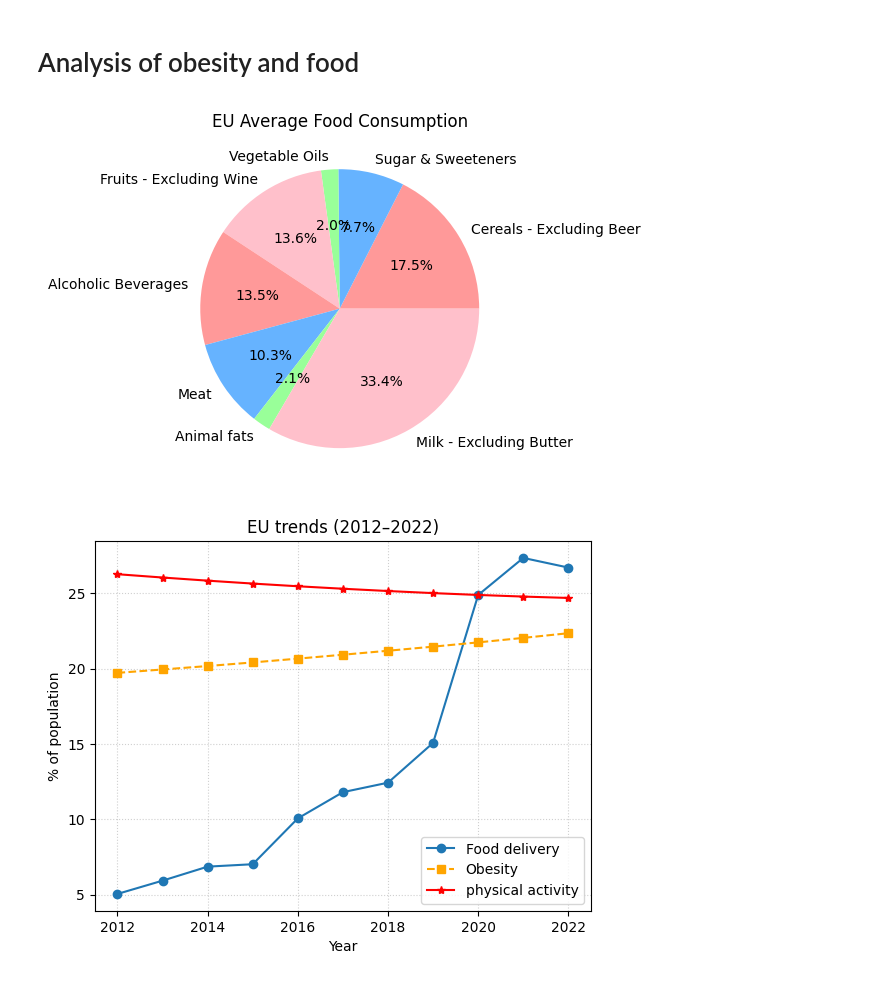
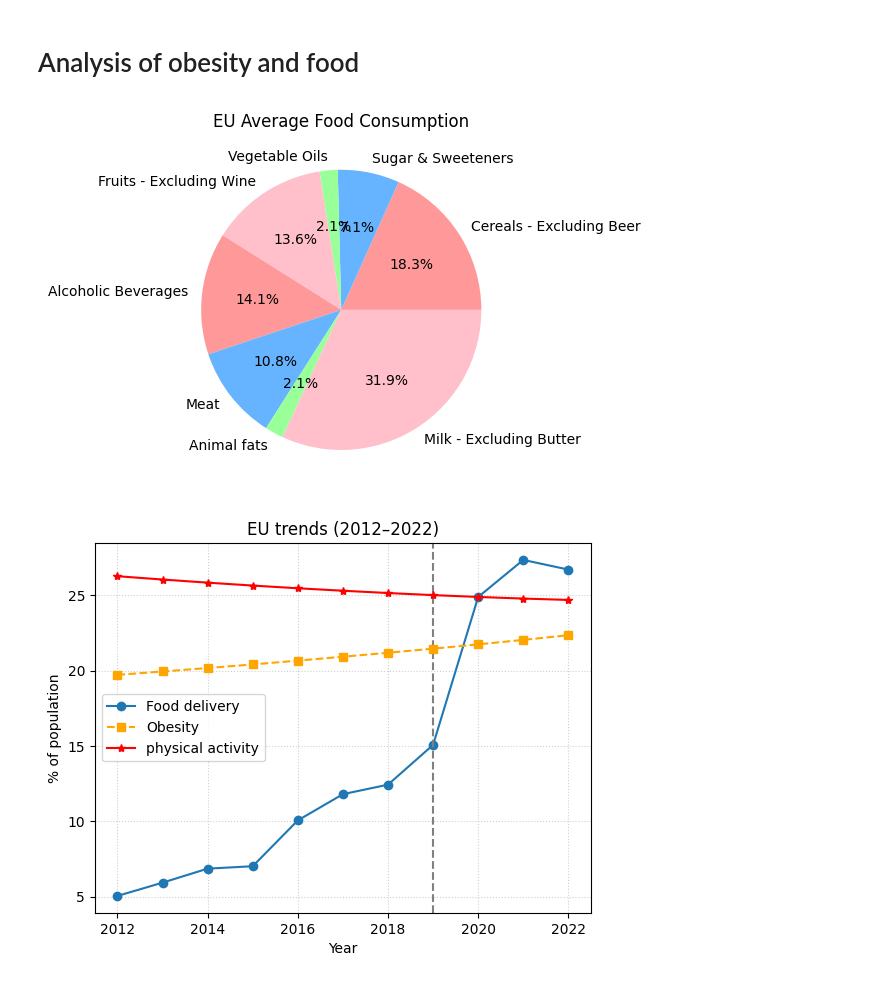
Before and after one commit to Danialmohebbi/EU-Obesity-Analysis, a Jupyter notebook: main.ipynb, the cells around one changed output. Cells and saved outputs as stored; diff of their text form; code cells hidden in the pictures.

```diff
--- a/main.ipynb
+++ b/main.ipynb
@@ -416,17 +389,17 @@ plt.show()
 # %%
 food_items = ['Cereals - Excluding Beer','Sugar & Sweeteners','Vegetable Oils',  'Fruits - Excluding Wine',
               'Alcoholic Beverages','Meat','Animal fats',  'Milk - Excluding Butter']
 
 colors = ['#ff9999', '#66b3ff', '#99ff99', 'pink']
 explode = (0.05, 0.05, 0.05, 0.05)
 
 plt.figure(figsize=(6,8))
-plt.pie(food[food['year'] == 2022][food_items].mean(),labels=food_items,autopct='%1.1f%%',colors=colors,)
+plt.pie(food[food['year'] == 2022][food_items].median(),labels=food_items,autopct='%1.1f%%',colors=colors,)
 plt.title("EU Average Food Consumption")
 plt.tight_layout()
 plt.show()
 # %% [output]
-[figure, old version]
+[figure, new version]
 # %%
 
 eu_obesity = (
@@ -435,10 +408,9 @@ eu_obesity = (
         (obesity['age'] == 'Y_GE18') &
         (obesity['year'].between(2012, 2023))
     ]
-    .groupby('year')['obesity_rate']
-    .mean()
-    .reset_index()
+    .groupby('year')['obesity_rate'].mean().reset_index()
 )
+
 eu_physical_activity = physical_activity.groupby('year')['inactivity_rate'].mean().reset_index()
 sales_df = sales[(sales['country'] == 'EU27_2020') & (sales['year'].isin(range(2012,2023)))]
 
@@ -446,6 +418,7 @@ sales_df = sales[(sales['country'] == 'EU27_2020') & (sales['year'].isin(range(2
 fig, ax1 = plt.subplots()
 
 ax1.plot(sales_df['year'], sales_df['food_delivery_sales'], marker='o', label='Food delivery')
+ax1.axvline(x=2019, linestyle='--',color='grey')
 ax1.plot(eu_obesity['year'], eu_obesity['obesity_rate'], marker='s', linestyle='--', label='Obesity', color='orange')
 ax1.plot(eu_physical_activity['year'],eu_physical_activity['inactivity_rate'],marker='*', linestyle='-', label='physical activity', color='red')
 ax1.plot()
@@ -457,7 +430,7 @@ ax1.legend()
 plt.grid(True, linestyle=':', alpha=0.6)
 plt.show()
 # %% [output]
-[figure, old version]
+[figure, new version]
 # %%
 X = dataset[features]
 y = dataset[target]
```
Also changed, not shown: parts of 9 cells of this notebook, 1 other file.
